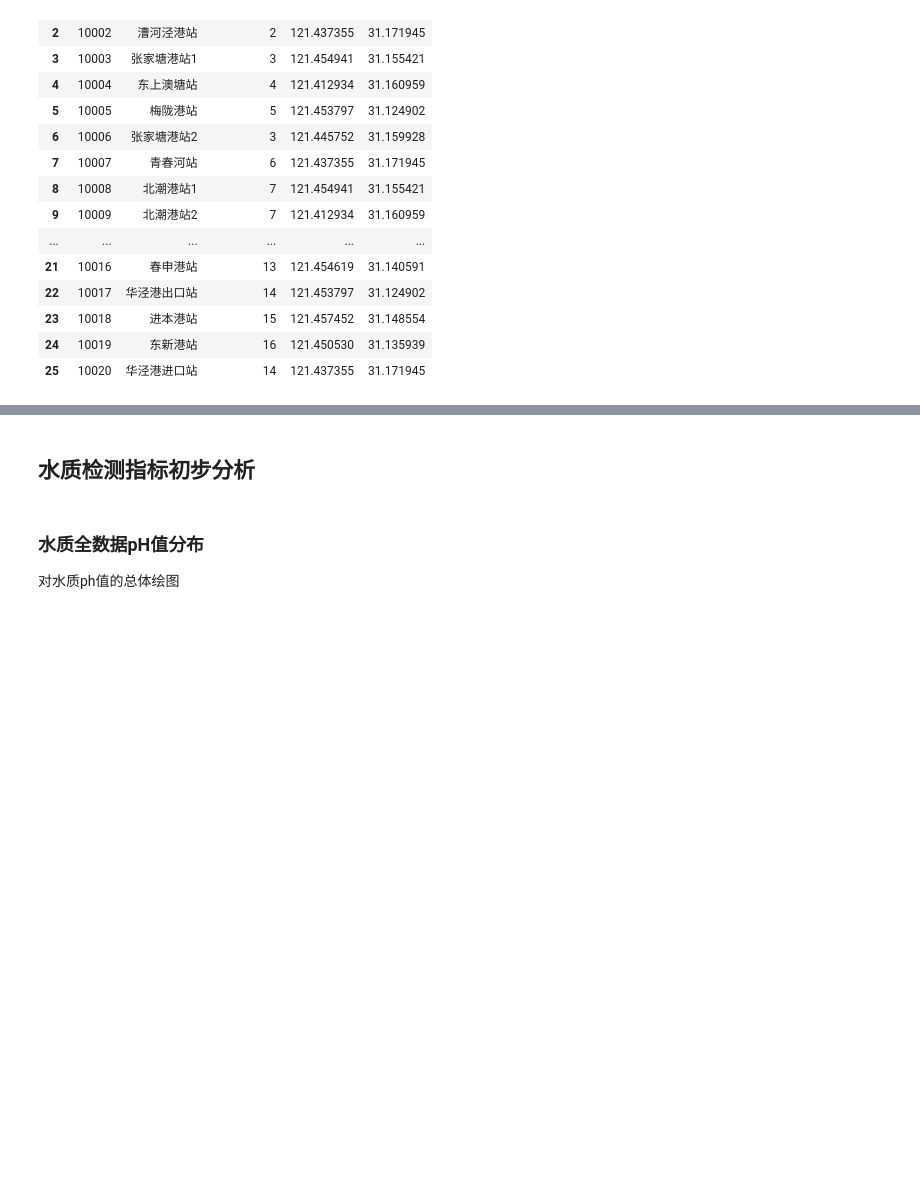
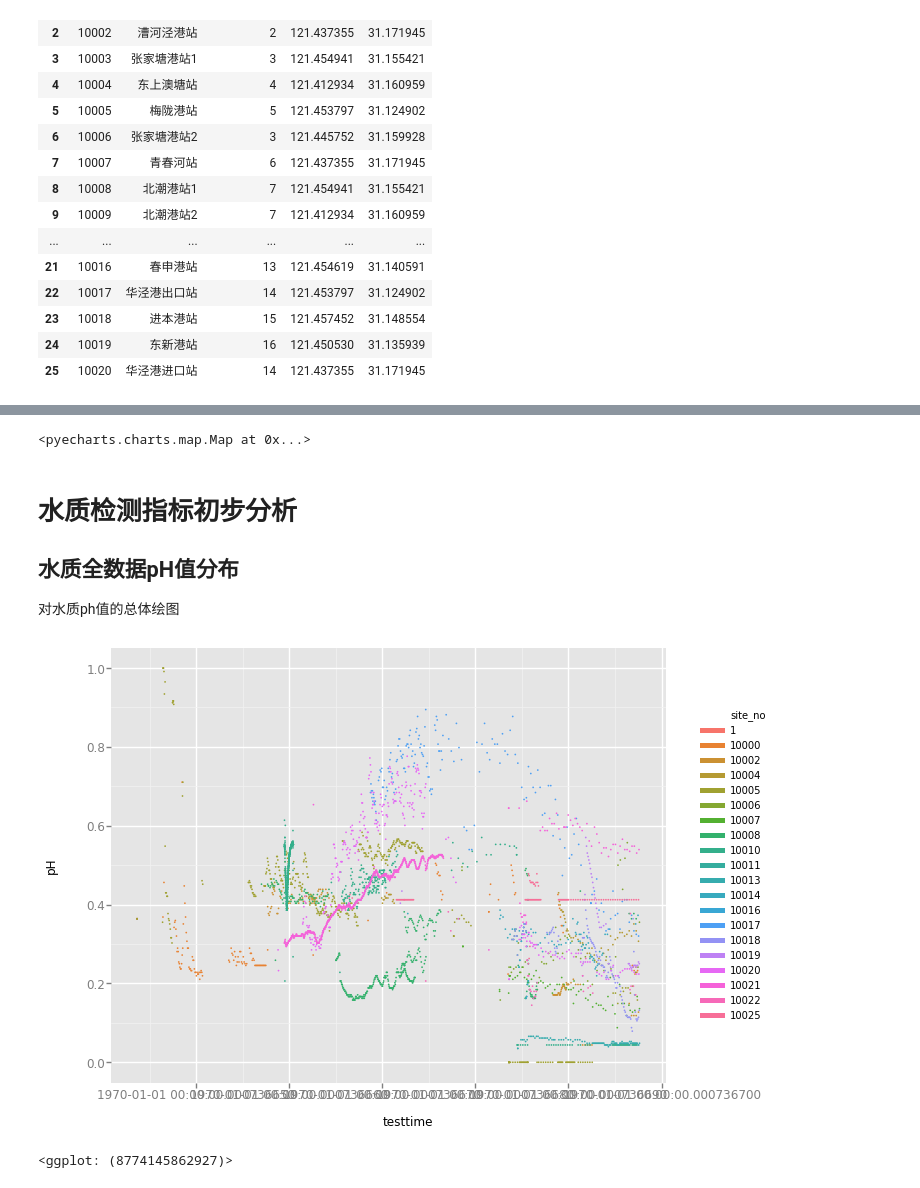
Before and after one commit to ZionPF/jupyter, a Jupyter notebook: water_quality.ipynb, the cells around one changed output, grey strips where cells are left out. Cells and saved outputs as stored; diff of their text form; code cells hidden in the pictures; blank space fills up the shorter version.

```diff
--- a/water_quality.ipynb
+++ b/water_quality.ipynb
@@ -110,7 +145,19 @@ print(p)
+# %%
+from pyecharts import Map
+
+value = [20, 190, 253]
+attr = ['徐汇区', '闵行区', '杨浦区']
+map = Map("上海地图示例", width=1200, height=600)
+map.add("", attr, value, maptype='上海', is_visualmap=True, visual_text_color='#000')
+
+#page.add(map)
+map
+# %% [output]
+<pyecharts.charts.map.Map at 0x...>
 # %% [markdown]
-## 水质检测指标初步分析
+# 水质检测指标初步分析
+
+## 水质全数据pH值分布
+
+对水质ph值的总体绘图
-# %% [markdown]
-### 水质全数据pH值分布
-
-对水质ph值的总体绘图
 # %%
@@ -122,4 +169,7 @@ water_data.testtime = water_data.testtime.apply(parse)
 # %%
-p=gp.ggplot(gp.aes(x='testtime',y='pH',color = 'site_no'),data=water_data)+gp.geom_point()
+p=gp.ggplot(gp.aes(x='testtime',y='pH',color = 'site_no'),data=water_data)+gp.geom_point(gp.aes(size = 3))
 print(p)
+# %% [output]
+[figure, added]
+<ggplot: (8774145862927)>
 # %% [markdown]
```
Also changed, not shown: parts of 22 cells of this notebook, 11 other files.
